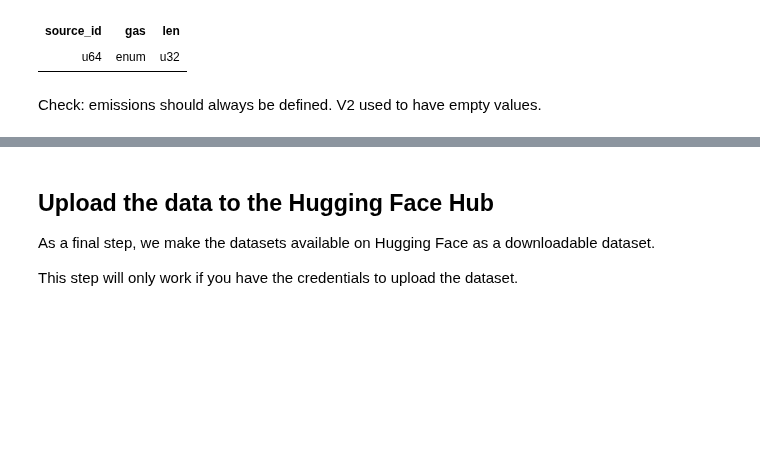
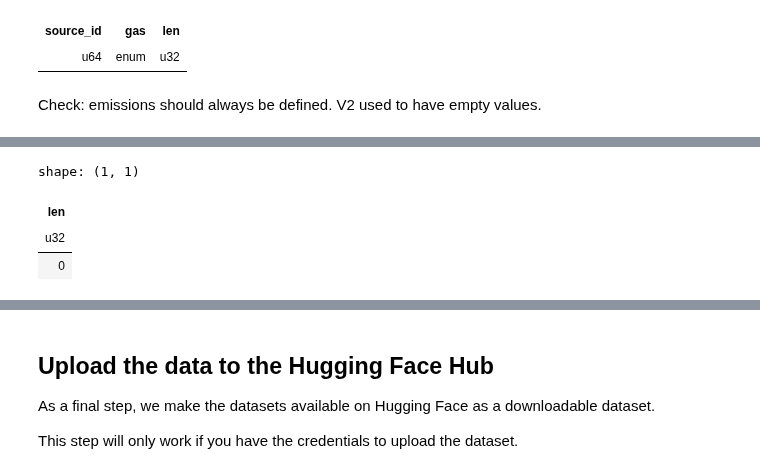
Before and after one commit to tjhunter/climate-trace-handbook, a Jupyter notebook: ct_book/_build/jupyter_execute/ingestion.ipynb, the cells around one changed output, grey strips where cells are left out. Saved outputs shown, nothing was run; the diff lists cells and outputs as text; code cells hidden in the pictures; blank space fills up the shorter version.

```diff
--- a/ct_book/_build/jupyter_execute/ingestion.ipynb
+++ b/ct_book/_build/jupyter_execute/ingestion.ipynb
@@ -341,0 +331,10 @@ shape: (26, 2)
+# %%
+(ct.read_source_emissions(gas=GAS_LIST, year=2022, p="/tmp")
+ .filter(c_iso3_country == "XAD")
+ .select(pl.len())
+.collect())
+# %% [output]
+shape: (1, 1)
+| len |
+| u32 |
+| 0 |
```
Also changed, not shown: parts of 18 cells of this notebook, 19 other files.
